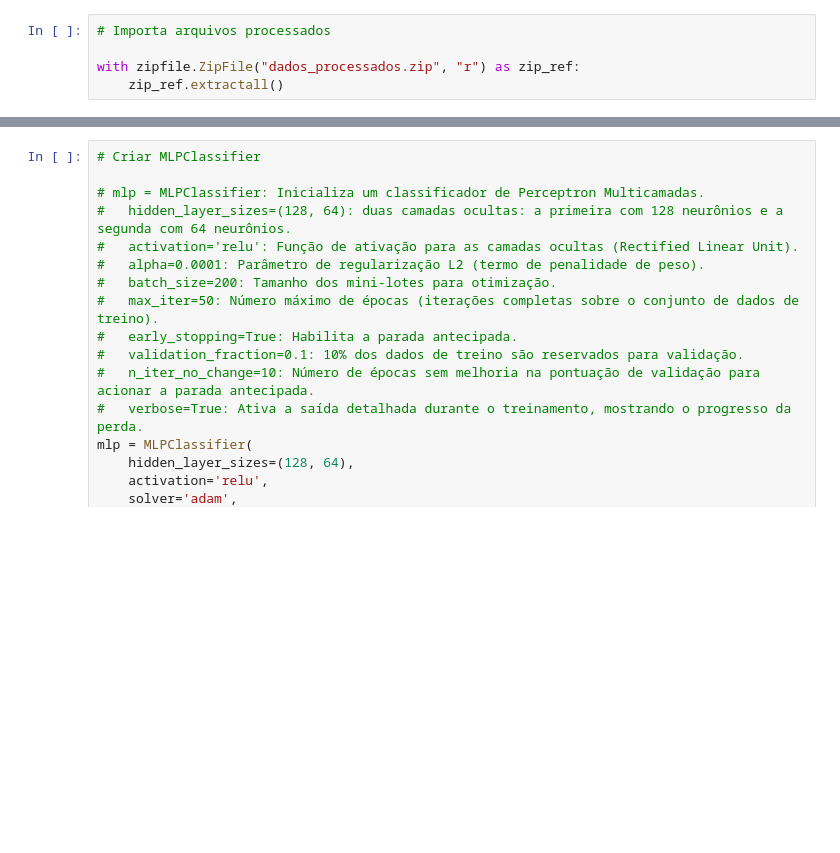
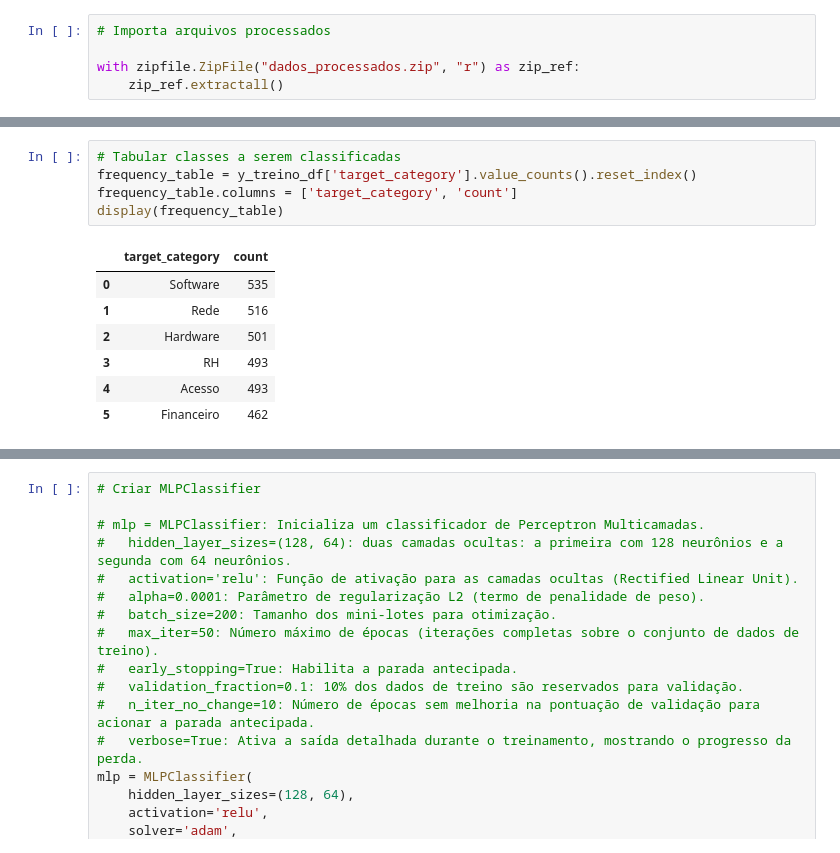
Before and after one commit to especializacao-ia-pucsp/grupo-01-projeto_supervisionado-II, a Jupyter notebook: notebooks/3_Deep_Learning_v1.ipynb, the cells around one changed output, grey strips where cells are left out. Saved outputs shown, nothing was run; the diff lists cells and outputs as text; blank space fills up the shorter version.

```diff
--- a/notebooks/3_Deep_Learning_v1.ipynb
+++ b/notebooks/3_Deep_Learning_v1.ipynb
@@ -99,3 +75,16 @@ Shape de y_treino_val_df: (4000, 1)
+# %%
+# Tabular classes a serem classificadas
+frequency_table = y_treino_df['target_category'].value_counts().reset_index()
+frequency_table.columns = ['target_category', 'count']
+display(frequency_table)
+# %% [output]
+|  | target_category | count |
+| 0 | Software | 535 |
+| 1 | Rede | 516 |
+| 2 | Hardware | 501 |
+| 3 | RH | 493 |
+| 4 | Acesso | 493 |
+| 5 | Financeiro | 462 |
 # %%
 # Ajustar (fit) o LabelEncoder aos dados de treino e validação combinados
 # Isso faz com que o LabelEncoder aprenda todas as categorias únicas de 'target_category'
```
Also changed, not shown: parts of 2 cells of this notebook.
